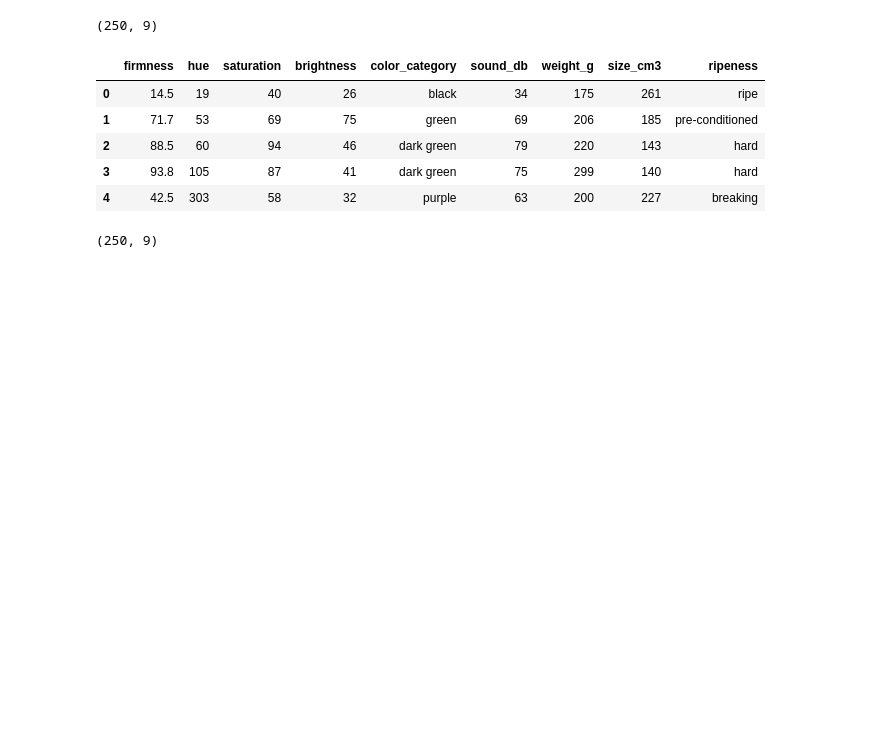
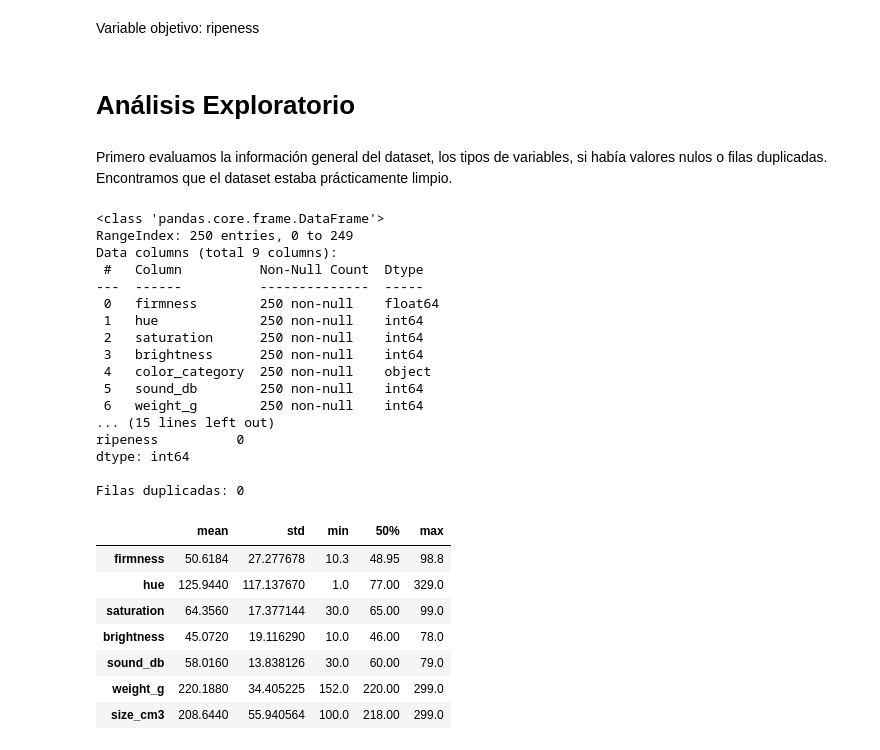
Before and after one commit to arantxavalenciaa/MarioKart_Classification_ML, a Jupyter notebook: model.ipynb, the cells around one changed output. Saved outputs shown, nothing was run; the diff lists cells and outputs as text; code cells hidden in the pictures; blank space fills up the shorter version.

```diff
--- a/model.ipynb
+++ b/model.ipynb
@@ -17,7 +29,6 @@ UP_BLUE, UP_RED, UP_GOLD = "#003366", "#BA0C2F", "#C69214"
 # %%
 df = pd.read_csv("./avocado_ripeness_dataset.csv")
-df.columns = ["firmness", "hue", "saturation",
-              "brightness", "color_category",
-              "sound_db", "weight_g",
-              "size_cm3", "ripeness"
-              ]
+df.columns = ["firmness", "hue", "saturation", "brightness", "color_category", "sound_db", "weight_g", "size_cm3", "ripeness"]
+
+print(df.shape)
+df.head()
@@ -24,17 +43,38 @@ df.columns = ["firmness", "hue", "saturation",
+# %% [markdown]
+Variable objetivo: ripeness
+# %% [markdown]
+# Análisis Exploratorio
+# %% [markdown]
+Primero evaluamos la información general del dataset, los tipos de variables, si había valores nulos o filas duplicadas. Encontramos que el dataset estaba prácticamente limpio.
 # %%
-print(df.shape)
-df.head()
+print(df.info())
+print(f"\nValores nulos por columna:\n{df.isnull().sum()}")
+print(f"\nFilas duplicadas: {df.duplicated().sum()}")
+
+display(df.describe().T[['mean', 'std', 'min', '50%', 'max']])
 # %% [output]
-(250, 9)
+<class 'pandas.core.frame.DataFrame'>
+RangeIndex: 250 entries, 0 to 249
+Data columns (total 9 columns):
+ #   Column          Non-Null Count  Dtype
+---  ------          --------------  -----
+ 0   firmness        250 non-null    float64
+ 1   hue             250 non-null    int64
+ 2   saturation      250 non-null    int64
+ 3   brightness      250 non-null    int64
+ 4   color_category  250 non-null    object
+ 5   sound_db        250 non-null    int64
+ 6   weight_g        250 non-null    int64
+... (15 lines left out)
+ripeness          0
+dtype: int64
+
+Filas duplicadas: 0
-|  | firmness | hue | saturation | brightness | color_category | sound_db | weight_g | size_cm3 | ripeness |
-| 0 | 14.5 | 19 | 40 | 26 | black | 34 | 175 | 261 | ripe |
-| 1 | 71.7 | 53 | 69 | 75 | green | 69 | 206 | 185 | pre-conditioned |
-| 2 | 88.5 | 60 | 94 | 46 | dark green | 79 | 220 | 143 | hard |
-| 3 | 93.8 | 105 | 87 | 41 | dark green | 75 | 299 | 140 | hard |
-| 4 | 42.5 | 303 | 58 | 32 | purple | 63 | 200 | 227 | breaking |
+|  | mean | std | min | 50% | max |
+| firmness | 50.6184 | 27.277678 | 10.3 | 48.95 | 98.8 |
+| hue | 125.9440 | 117.137670 | 1.0 | 77.00 | 329.0 |
+| saturation | 64.3560 | 17.377144 | 30.0 | 65.00 | 99.0 |
+| brightness | 45.0720 | 19.116290 | 10.0 | 46.00 | 78.0 |
+| sound_db | 58.0160 | 13.838126 | 30.0 | 60.00 | 79.0 |
+| weight_g | 220.1880 | 34.405225 | 152.0 | 220.00 | 299.0 |
+| size_cm3 | 208.6440 | 55.940564 | 100.0 | 218.00 | 299.0 |
-# %%
-df = df.drop_duplicates()
-df = df.dropna()
-print(df.shape)
-# %% [output]
-(250, 9)
```
Also changed, not shown: parts of 33 cells of this notebook.
